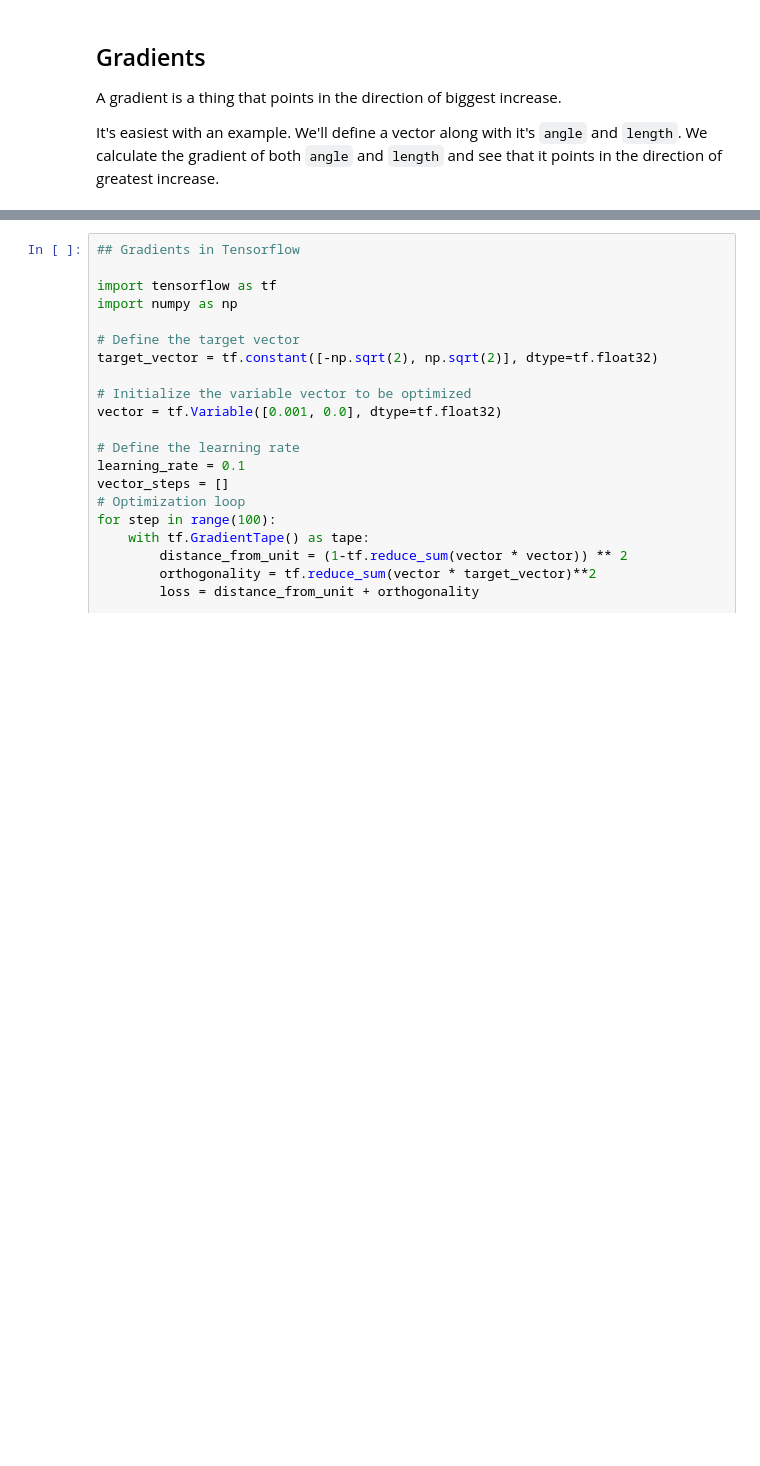
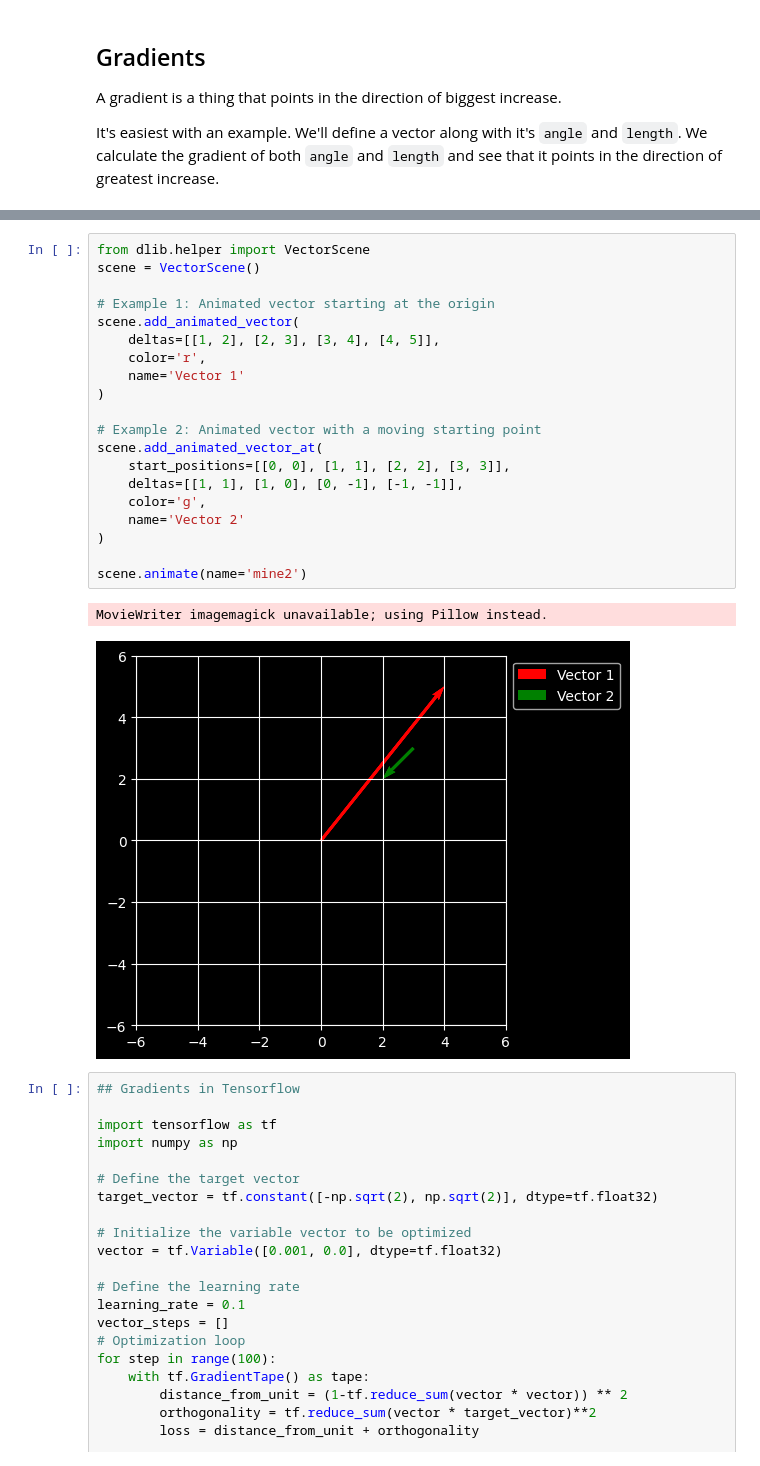
Before and after one commit to JacksonRudd/dl, a Jupyter notebook: mnist/3_training.ipynb, the cells around one changed output, grey strips where cells are left out. Cells and saved outputs as stored; diff of their text form; blank space fills up the shorter version.

```diff
--- a/mnist/3_training.ipynb
+++ b/mnist/3_training.ipynb
@@ -127,3 +37,26 @@ MovieWriter imagemagick unavailable; using Pillow instead.
+# %%
+from dlib.helper import VectorScene
+scene = VectorScene()
+
+# Example 1: Animated vector starting at the origin
+scene.add_animated_vector(
+    deltas=[[1, 2], [2, 3], [3, 4], [4, 5]],
+    color='r',
+    name='Vector 1'
+)
+
+# Example 2: Animated vector with a moving starting point
+scene.add_animated_vector_at(
+    start_positions=[[0, 0], [1, 1], [2, 2], [3, 3]],
+    deltas=[[1, 1], [1, 0], [0, -1], [-1, -1]],
+    color='g',
+    name='Vector 2'
+)
+
+scene.animate(name='mine2')
+# %% [output]
+MovieWriter imagemagick unavailable; using Pillow instead.
+[figure, added]
 # %%
 ## Gradients in Tensorflow
 
```
Also changed, not shown: parts of 2 cells of this notebook, 1 other file.
